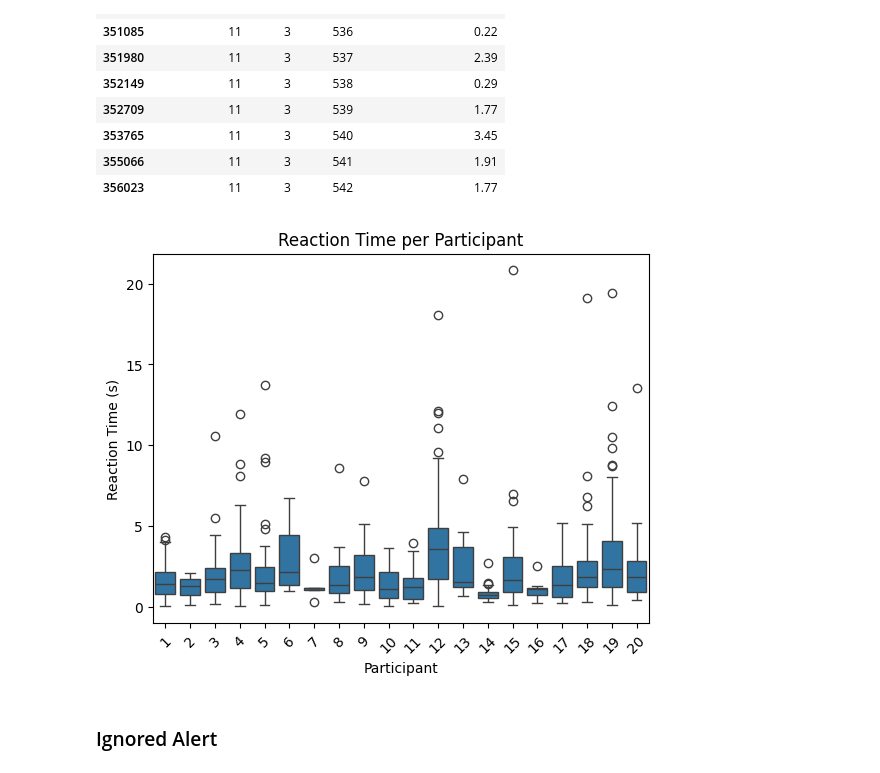
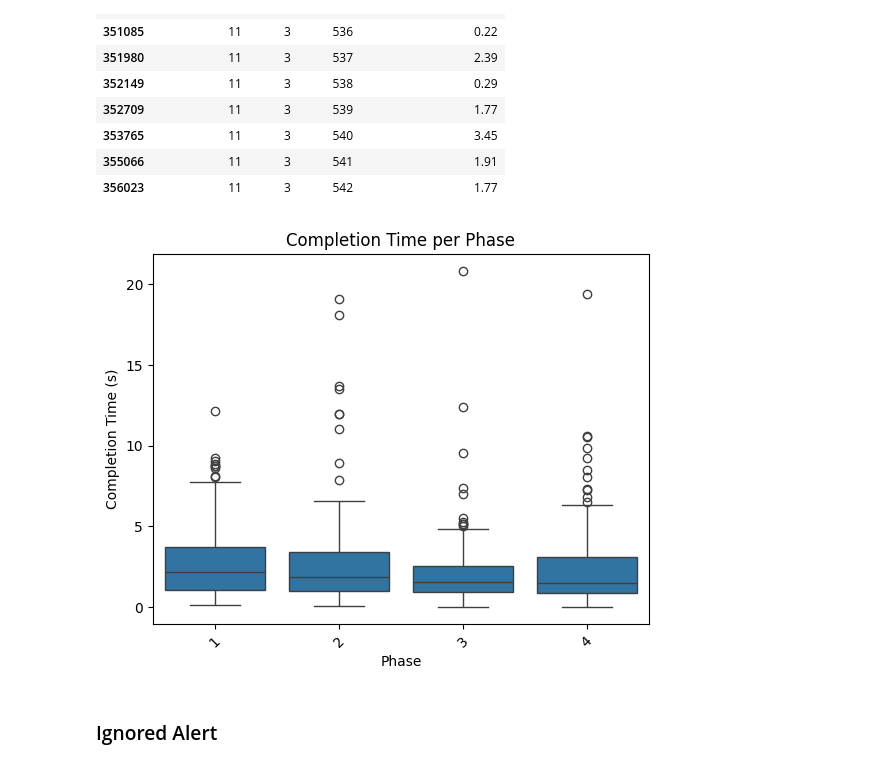
Before and after one commit to KeirAAAlcantara/SimAnalysis, a Jupyter notebook: Sim_Analysis.ipynb, the cells around one changed output. Cells and saved outputs as stored; diff of their text form; code cells hidden in the pictures.

```diff
--- a/Sim_Analysis.ipynb
+++ b/Sim_Analysis.ipynb
@@ -232,17 +279,17 @@ display(carla_complete.tail(10))
 # %%
 sns.boxplot(
     data=df_Metrics,
-    x="participant_no",
+    x="phase",
     y="carla_completion_time"
 )
 
-plt.xlabel("Participant")
-plt.ylabel("Reaction Time (s)")
-plt.title("Reaction Time per Participant")
+plt.xlabel("Phase")
+plt.ylabel("Completion Time (s)")
+plt.title("Completion Time per Phase")
 plt.xticks(rotation=45)
 plt.show()
 # %% [output]
-[figure, old version]
+[figure, new version]
 # %% [markdown]
 ### Ignored Alert
 # %%
```
Also changed, not shown: parts of 13 cells of this notebook, 1 other file.
